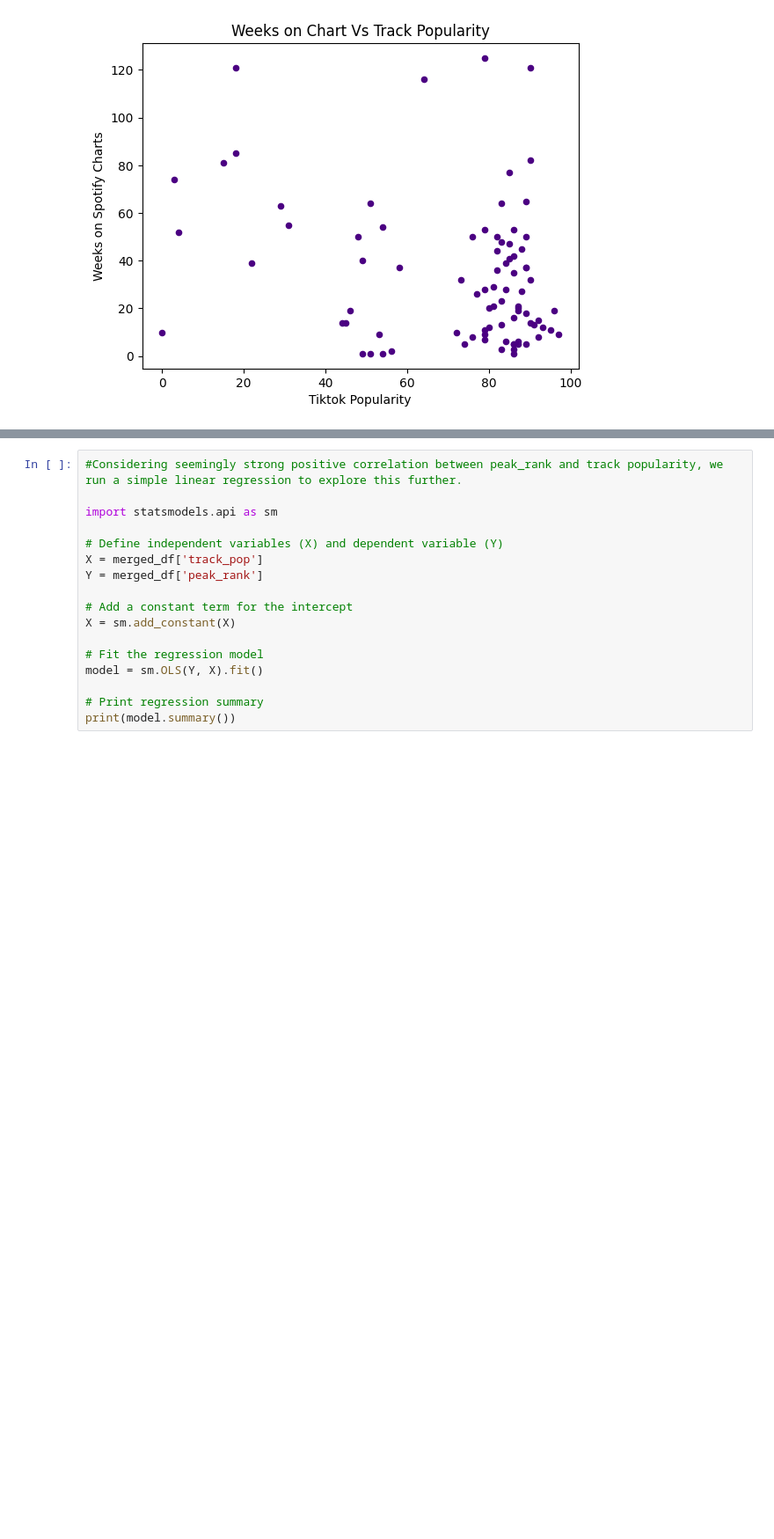
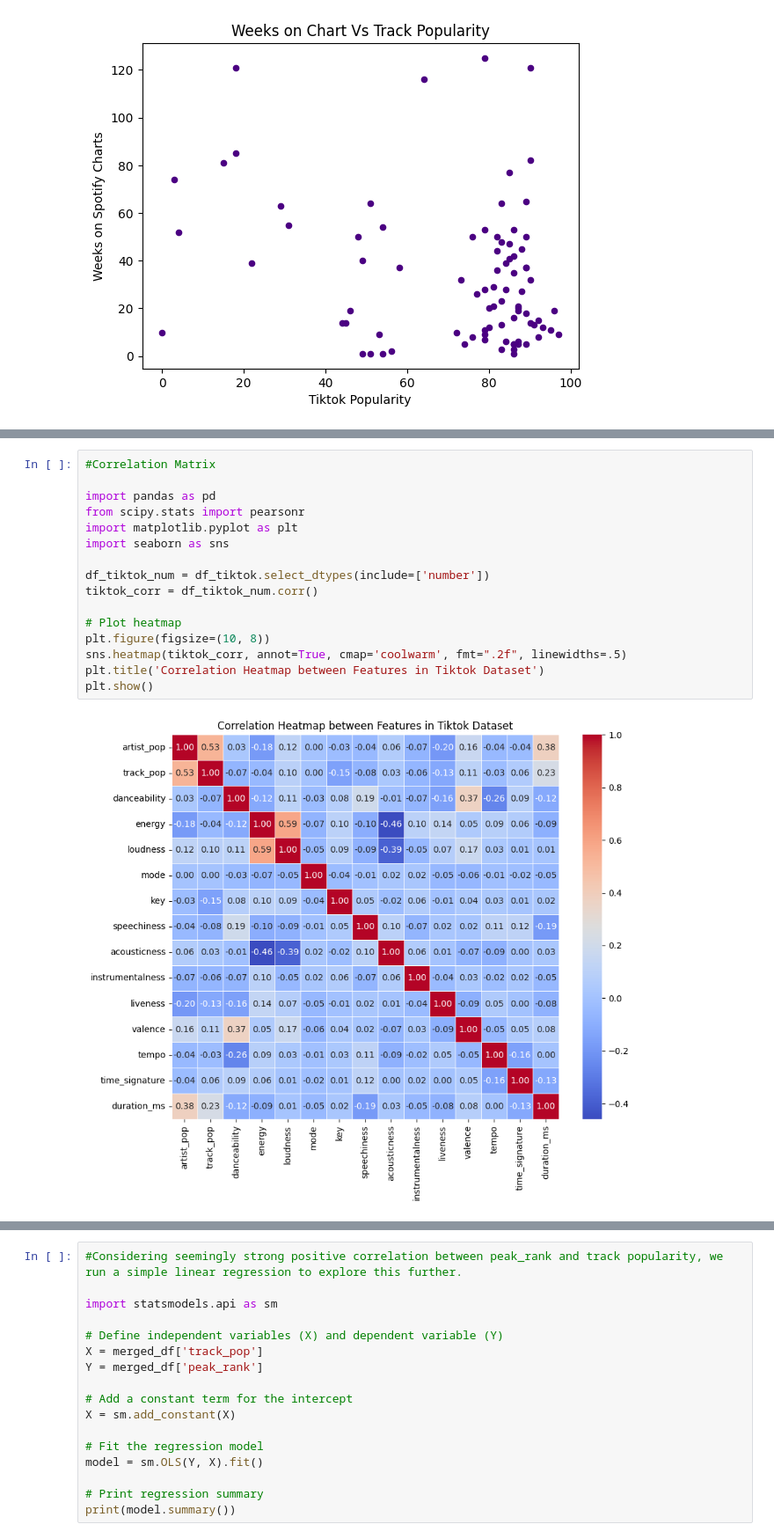
Before and after one commit to agargya123/TiktokSpotifystats, a Jupyter notebook: V6_Spotify_TikTok_virality.ipynb, the cells around one changed output, grey strips where cells are left out. Shown at 88% size. Cells and saved outputs as stored; diff of their text form; blank space fills up the shorter version.

```diff
--- a/V6_Spotify_TikTok_virality.ipynb
+++ b/V6_Spotify_TikTok_virality.ipynb
@@ -130,3 +240,21 @@ fig = px.scatter_3d(merged_df, x='track_pop', y='weeks_on_chart', z='peak_rank',
 fig.show()
 # %% [output]
 [interactive output not drawn]
+# %%
+#Correlation Matrix
+
+import pandas as pd
+from scipy.stats import pearsonr
+import matplotlib.pyplot as plt
+import seaborn as sns
+
+df_tiktok_num = df_tiktok.select_dtypes(include=['number'])
+tiktok_corr = df_tiktok_num.corr()
+
+# Plot heatmap
+plt.figure(figsize=(10, 8))
+sns.heatmap(tiktok_corr, annot=True, cmap='coolwarm', fmt=".2f", linewidths=.5)
+plt.title('Correlation Heatmap between Features in Tiktok Dataset')
+plt.show()
+# %% [output]
+[figure, added]
```
Also changed, not shown: parts of 11 cells of this notebook.
